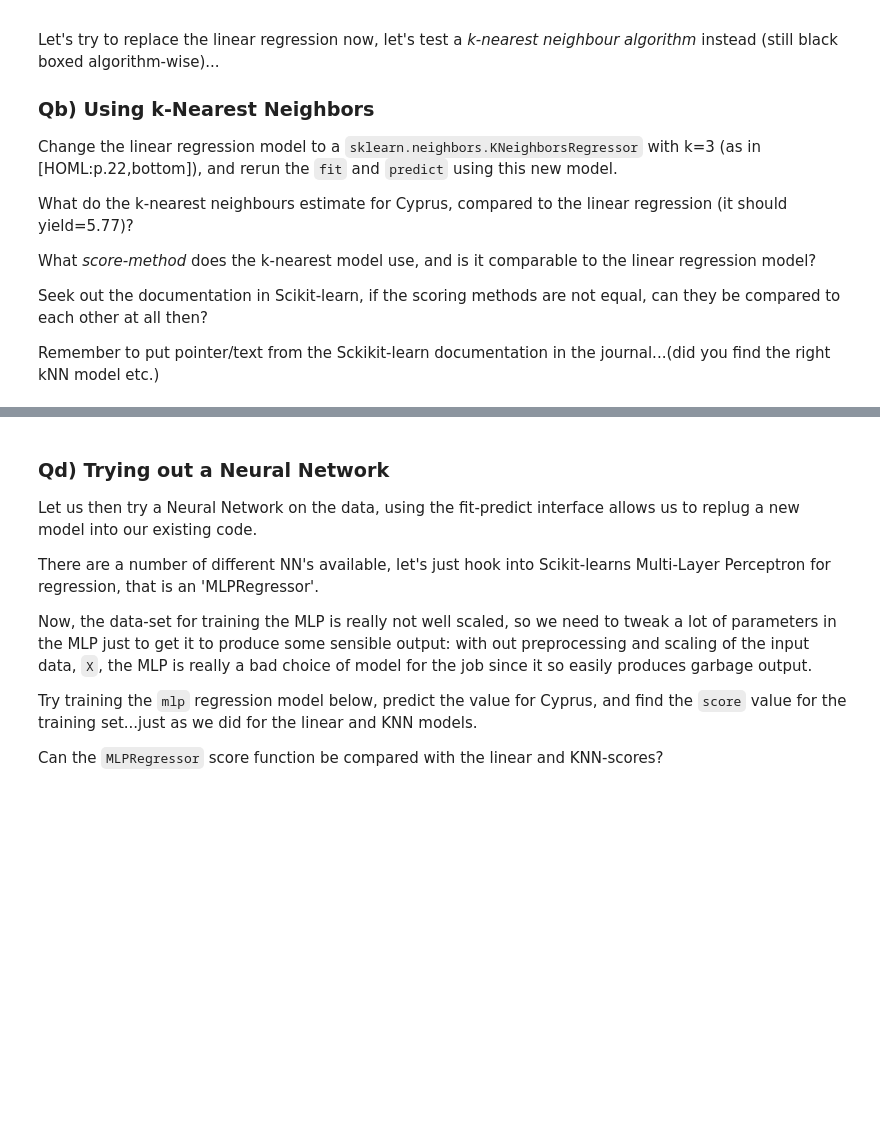
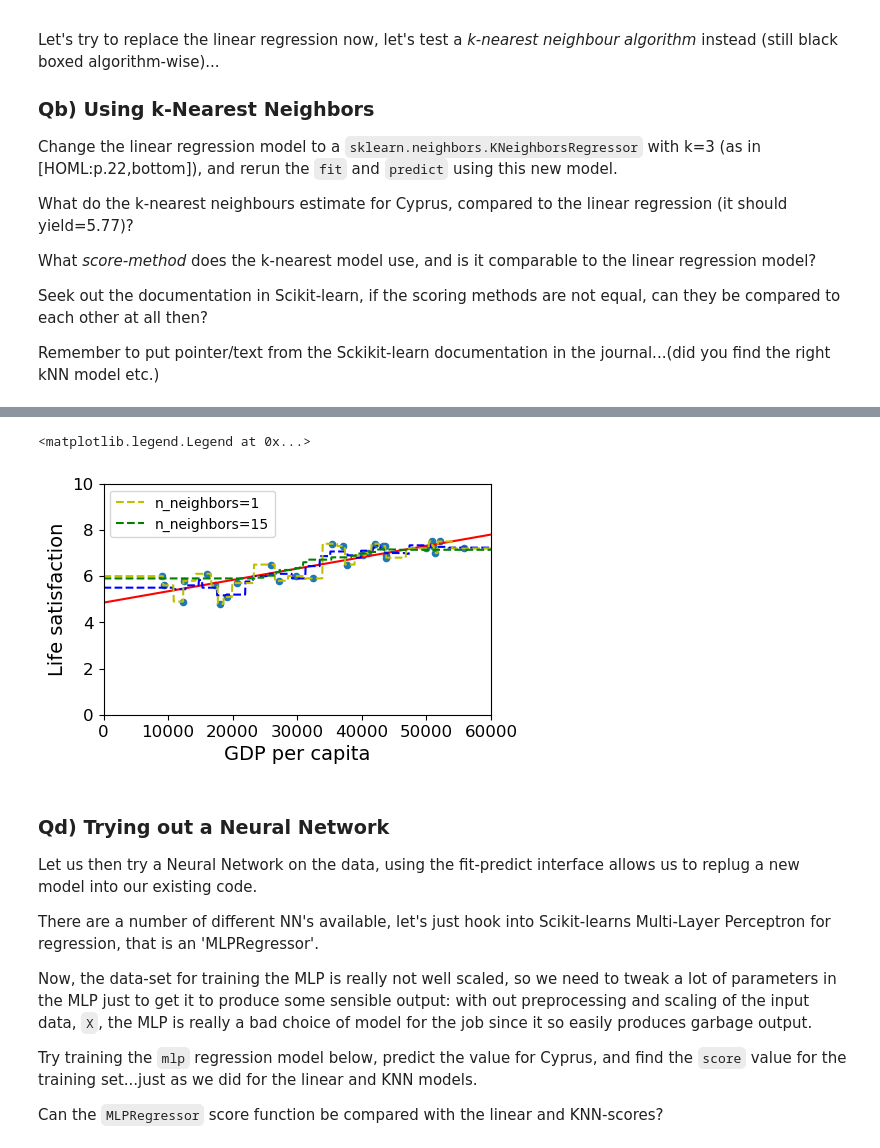
Before and after one commit to MartinStokholm/SWMAL, a Jupyter notebook: L01/intro.ipynb, the cells around one changed output, grey strips where cells are left out. Cells and saved outputs as stored; diff of their text form; code cells hidden in the pictures; blank space fills up the shorter version.

```diff
--- a/L01/intro.ipynb
+++ b/L01/intro.ipynb
@@ -293,6 +318,8 @@ sample_data
 # and this is our preprocessed data
 country_stats
 # %%
+from sklearn.neighbors import KNeighborsRegressor
+
 # Prepare the data
 X = np.c_[country_stats["GDP per capita"]]
 y = np.c_[country_stats["Life satisfaction"]]
@@ -306,9 +333,11 @@ plt.show()
 
 # Select and train a model
 
-# TODO: add your code here..
-assert False, "TODO: add you instatiation and training of the knn model here.."
-# knn = ..
+KNeighbors = KNeighborsRegressor(n_neighbors =3 )
+
+KNeighbors.fit(X,y)
+
+print(f"KNeighbors prediction: {KNeighbors.predict(X_new)}")
 # %% [markdown]
 ### Qc) Tuning Parameter for k-Nearest Neighbors and A Sanity Check
 
@@ -326,25 +355,41 @@ Hint here is a similar plot of a KNN for a small set of different k's:
 
 <img src="https://itundervisning.ase.au.dk/SWMAL/L01/Figs/regression_with_knn.png"  alt="WARNING: could not get image from server." style="height:150px">
 # %%
+from sklearn.neighbors import KNeighborsRegressor
+
 sample_data.plot(kind='scatter', x="GDP per capita", y='Life satisfaction', figsize=(5,3))
 plt.axis([0, 60000, 0, 10])
 
 # create an test matrix M, with the same dimensionality as X, and in the range [0;60000]
 # and a step size of your choice
 m=np.linspace(0, 60000, 1000)
 M=np.empty([m.shape[0],1])
 M[:,0]=m
 
 # from this test M data, predict the y values via the lin.reg. and k-nearest models
 y_pred_lin = model.predict(M)
-y_pred_knn = knn.predict(M)   # ASSUMING the variable name 'knn' of your KNeighborsRegressor
+y_pred_knn = KNeighbors.predict(M)   # ASSUMING the variable name 'knn' of your KNeighborsRegressor
 
 # use plt.plot to plot x-y into the sample_data plot..
 plt.plot(m, y_pred_lin, "r")
-plt.plot(m, y_pred_knn, "b")
+plt.plot(m, y_pred_knn, "b--")
 
-# TODO: add your code here..
-assert False, "TODO: try knn with different k_neighbor params, that is re-instantiate knn, refit and replot.."
+KNeighbors1 = KNeighborsRegressor(n_neighbors=1)
+KNeighbors15 = KNeighborsRegressor(n_neighbors=15)
+
+KNeighbors1.fit(X,y)
+KNeighbors1Predict = KNeighbors1.predict(M)
+
+KNeighbors15.fit(X,y)
+KNeighbors15Predict = KNeighbors15.predict(M)
+
+plt.plot(m,KNeighbors1Predict, "y--", label="n_neighbors=1")
+plt.plot(m,KNeighbors15Predict,"g--", label="n_neighbors=15")
+
+plt.legend()
+# %% [output]
+<matplotlib.legend.Legend at 0x...>
+[figure, added]
 # %% [markdown]
 ### Qd) Trying out a Neural Network
 
```
Also changed, not shown: parts of 11 cells of this notebook, 2 other files.
